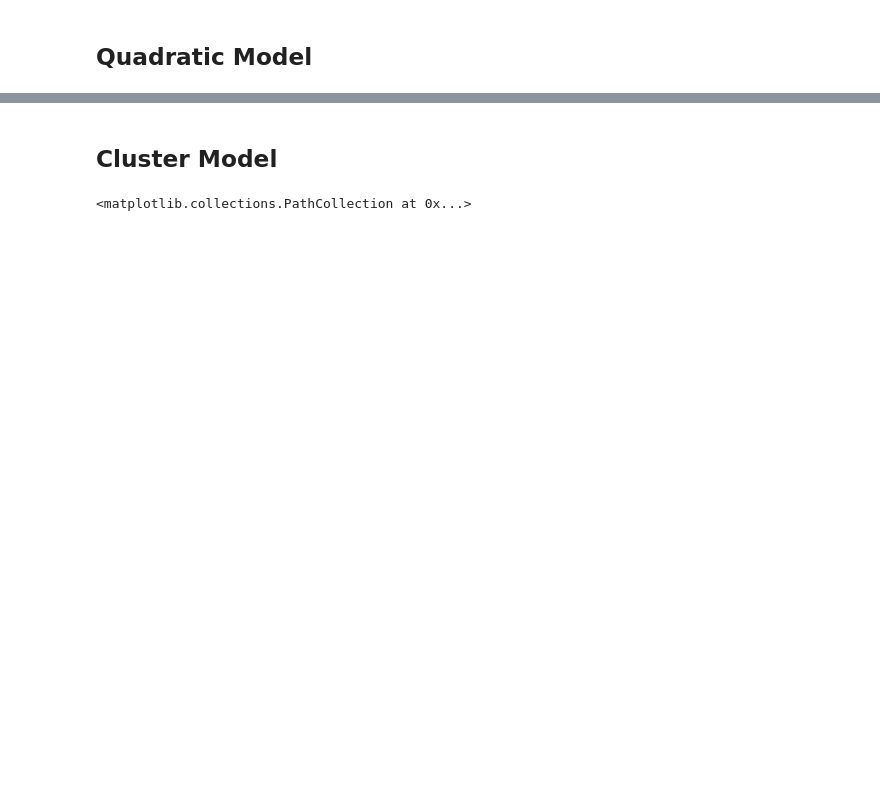
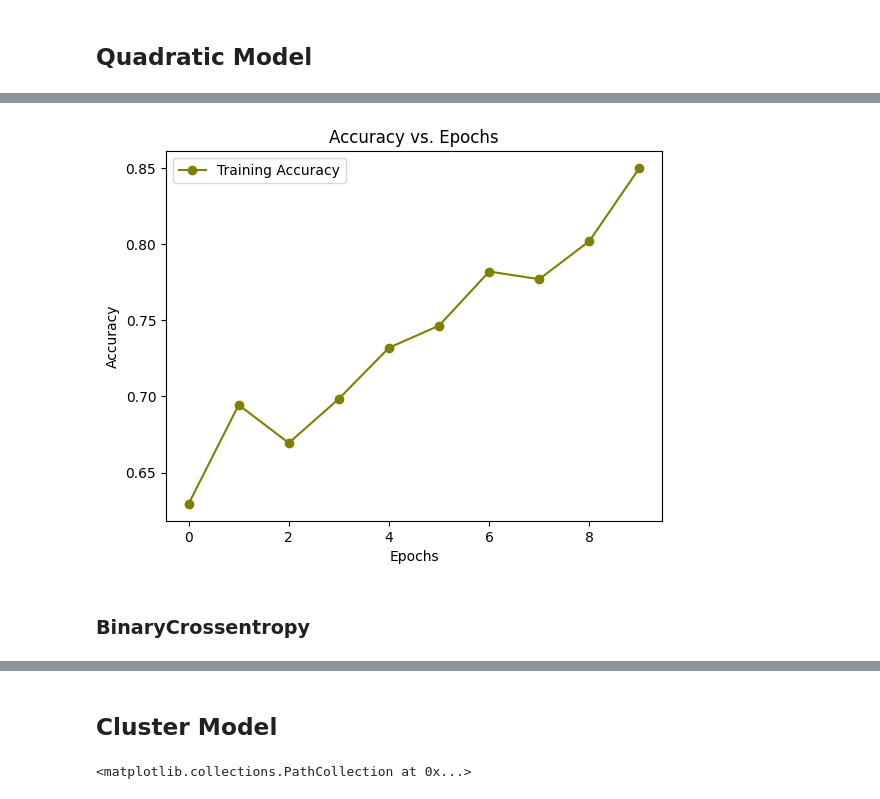
Before and after one commit to ariahosseini/DeepML, a Jupyter notebook: 003_TensorFlow_Proj_Three_FFNN_PolynomialCurves.ipynb, the cells around one changed output, grey strips where cells are left out. Saved outputs shown, nothing was run; the diff lists cells and outputs as text; code cells hidden in the pictures; blank space fills up the shorter version.

```diff
--- a/003_TensorFlow_Proj_Three_FFNN_PolynomialCurves.ipynb
+++ b/003_TensorFlow_Proj_Three_FFNN_PolynomialCurves.ipynb
@@ -371,0 +539,12 @@ EVALUATION
+# %%
+plt.figure()
+plt.plot(hist.history['accuracy'], '-o', color='olive', label='Training Accuracy')
+plt.xlabel('Epochs')
+plt.ylabel('Accuracy')
+plt.title('Accuracy vs. Epochs')
+plt.legend()
+plt.show()
+# %% [output]
+[figure, added]
+# %% [markdown]
+### BinaryCrossentropy
```
Also changed, not shown: parts of 56 cells of this notebook.
